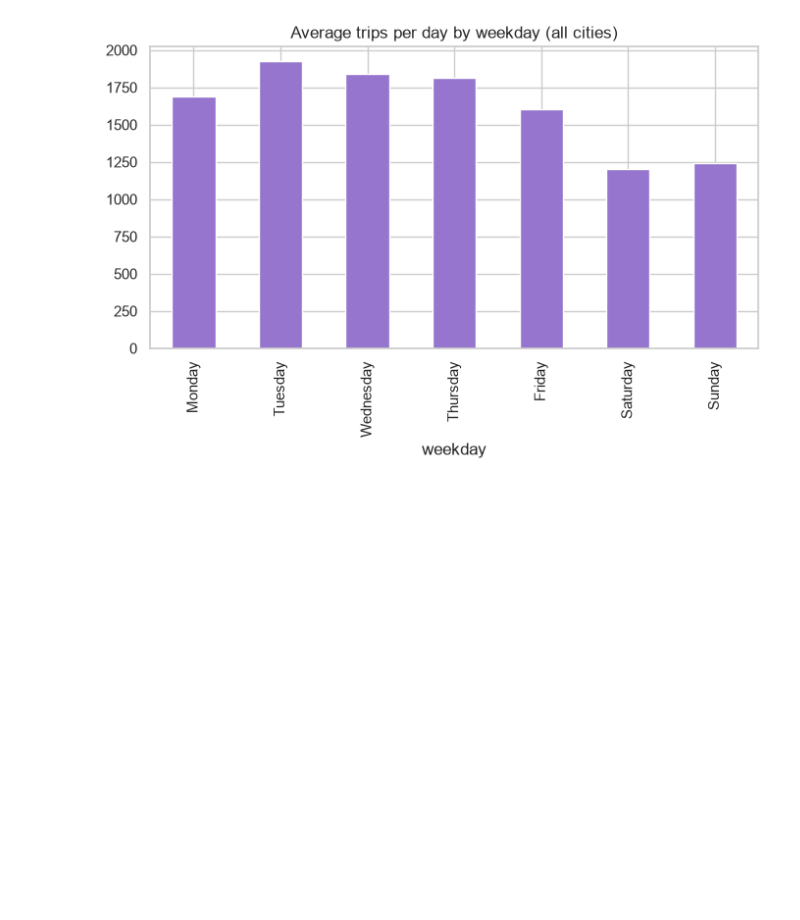
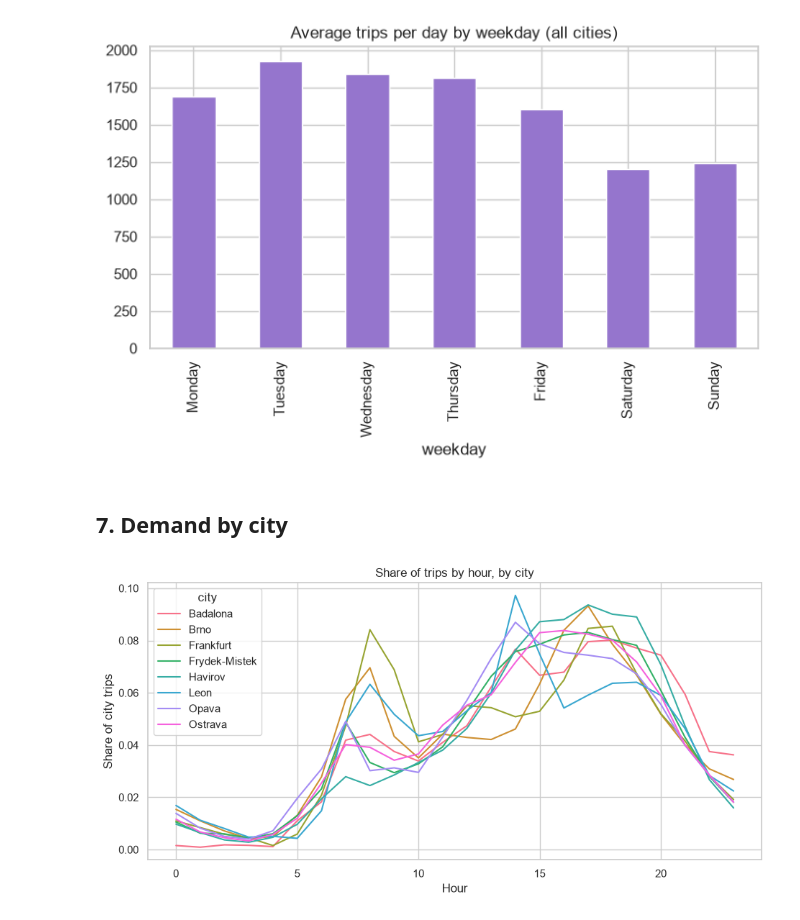
Before and after one commit to NatalyaKim21/bikeflow, a Jupyter notebook: notebooks/01_eda.ipynb, the cells around one changed output. Cells and saved outputs as stored; diff of their text form; code cells hidden in the pictures; blank space fills up the shorter version.

Commit message:
"EDA: daily trips by city"

```diff
--- a/notebooks/01_eda.ipynb
+++ b/notebooks/01_eda.ipynb
@@ -271,3 +271,15 @@ plt.title('Average trips per day by weekday (all cities)')
 plt.show()
 # %% [output]
 [figure]
+# %% [markdown]
+## 7. Demand by city
+# %%
+hourly_city = trips.groupby(['city', 'hour']).size().unstack(0)
+share_city = hourly_city / hourly_city.sum()
+share_city.plot(figsize=(11, 5), color=sns.color_palette('husl', 8))
+plt.title('Share of trips by hour, by city')
+plt.xlabel('Hour')
+plt.ylabel('Share of city trips')
+plt.show()
+# %% [output]
+[figure, added]
```
Also changed, not shown: parts of 2 cells of this notebook.
